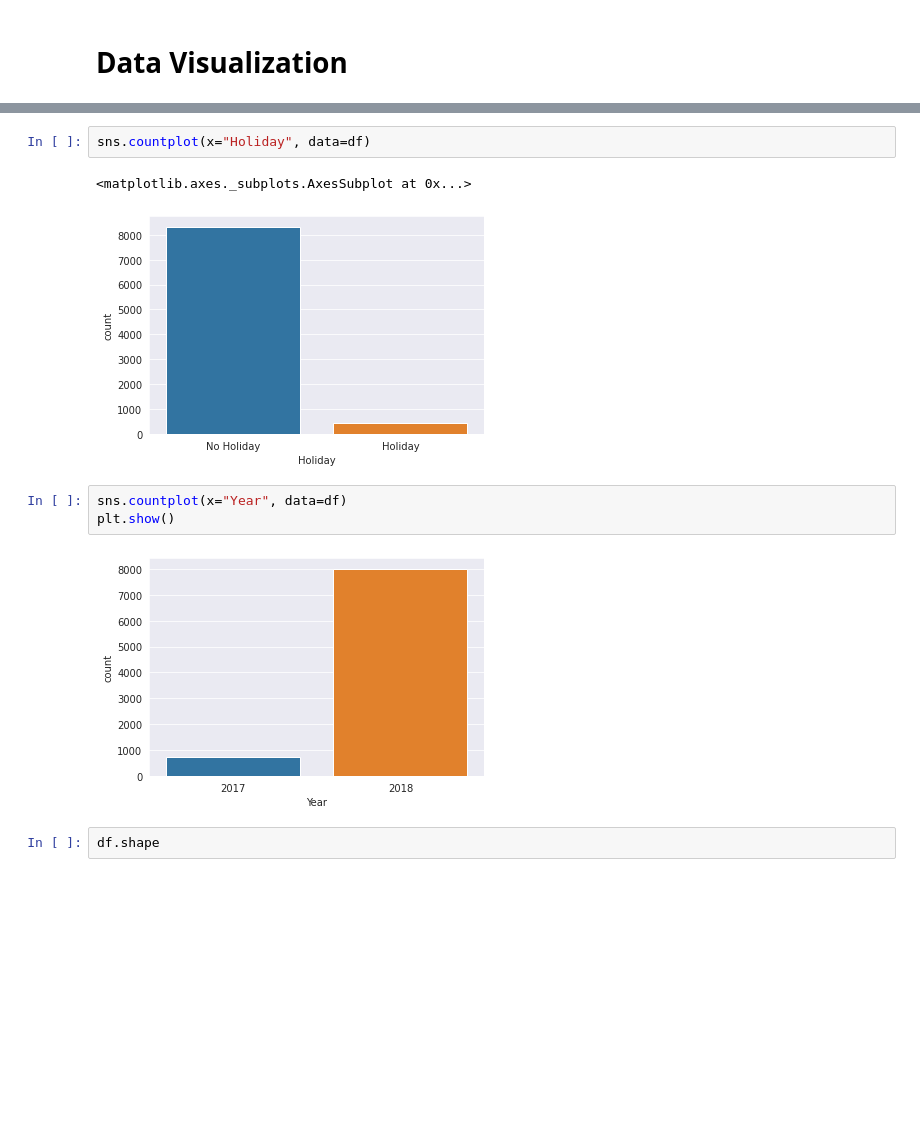
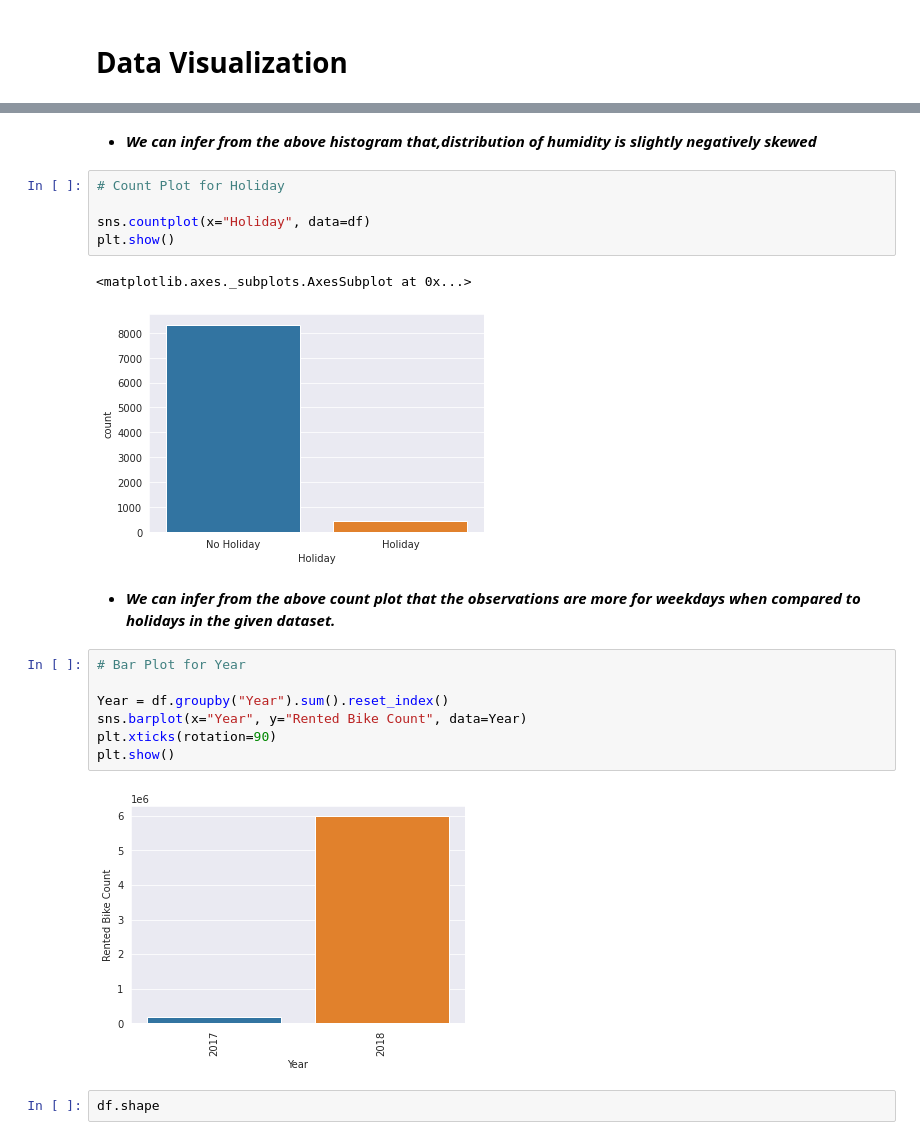
Before and after one commit to LikhithRam/Bike-demand-prediction, a Jupyter notebook: ML_Regression_Capstone__Project.ipynb, the cells around one changed output, grey strips where cells are left out. Cells and saved outputs as stored; diff of their text form; blank space fills up the shorter version.

```diff
--- a/ML_Regression_Capstone__Project.ipynb
+++ b/ML_Regression_Capstone__Project.ipynb
@@ -233,16 +270,27 @@ df['Humidity(%)'].plot(kind='hist')
 plt.show()
 # %% [output]
 [figure]
+# %% [markdown]
+- ***We can infer from the above histogram that,distribution of humidity is slightly negatively skewed***
 # %%
+# Count Plot for Holiday
+
 sns.countplot(x="Holiday", data=df)
+plt.show()
 # %% [output]
 <matplotlib.axes._subplots.AxesSubplot at 0x...>
 [figure]
-# %%
-sns.countplot(x="Year", data=df)
-plt.show()
-# %% [output]
-[figure, removed]
+# %% [markdown]
+- ***We can infer from the above count plot that the observations are more for weekdays when compared to holidays in the given dataset.***
+# %%
+# Bar Plot for Year
+
+Year = df.groupby("Year").sum().reset_index()
+sns.barplot(x="Year", y="Rented Bike Count", data=Year)
+plt.xticks(rotation=90)
+plt.show()
+# %% [output]
+[figure, added]
 # %%
 df.shape
 # %% [output]
```
Also changed, not shown: parts of 76 cells of this notebook.
